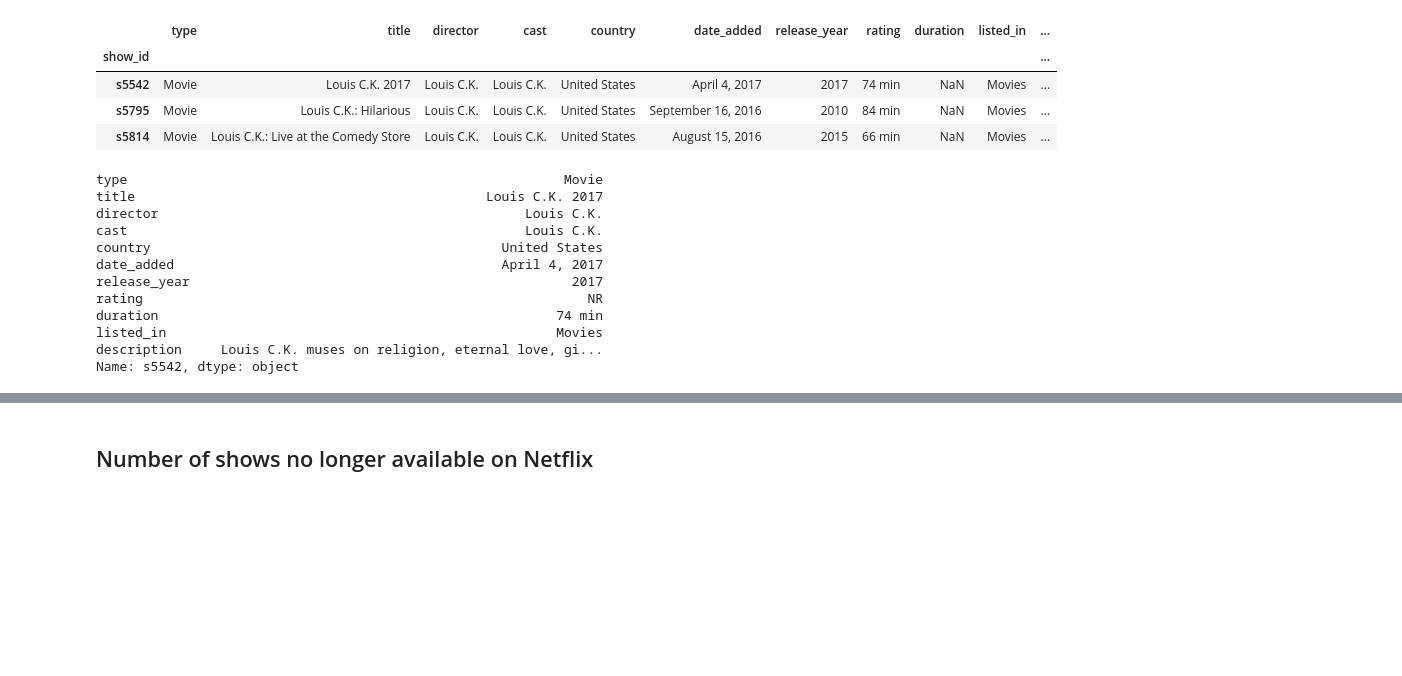
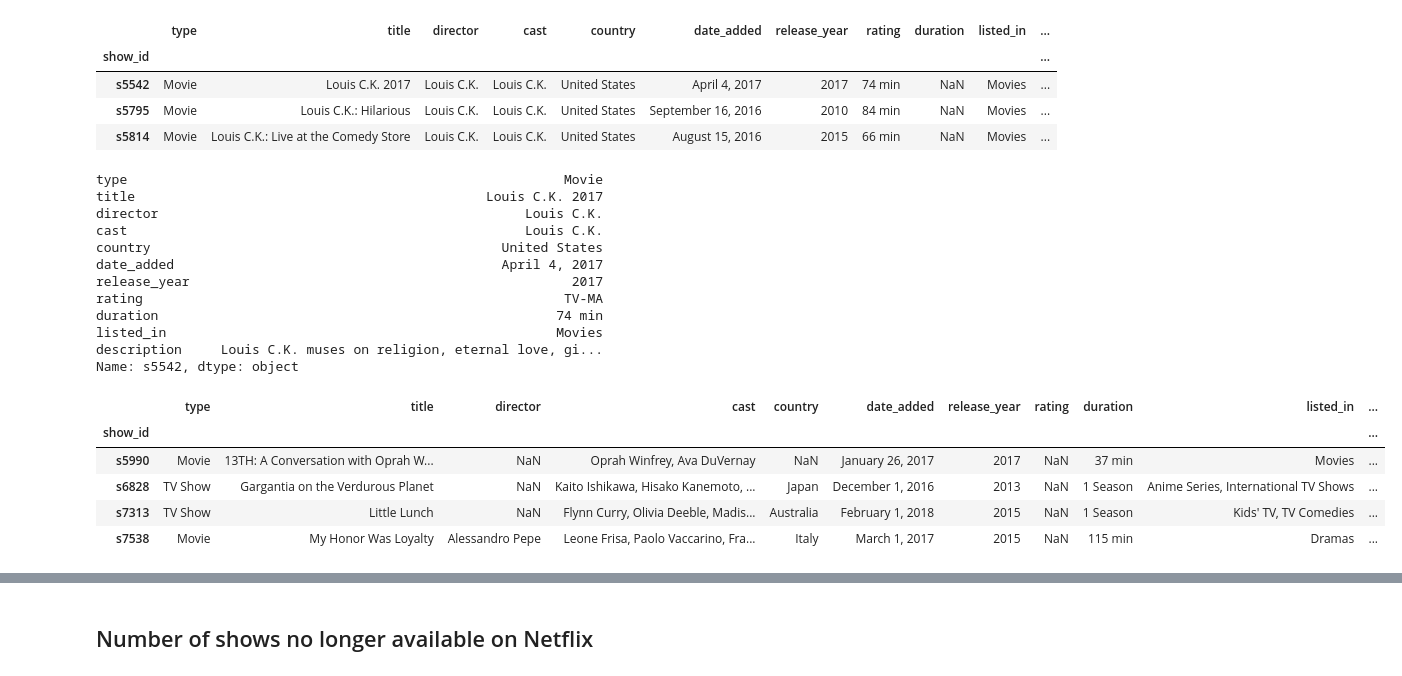
Before and after one commit to rfontao/PRI, a Jupyter notebook: notebooks/cleanup_netflix.ipynb, the cells around one changed output, grey strips where cells are left out. Saved outputs shown, nothing was run; the diff lists cells and outputs as text; code cells hidden in the pictures; blank space fills up the shorter version.

```diff
--- a/notebooks/cleanup_netflix.ipynb
+++ b/notebooks/cleanup_netflix.ipynb
@@ -34,7 +34,7 @@ titles[titles['duration'].isnull()].head()
 # %%
 idx = titles['duration'].isnull()
 titles.loc[idx, 'duration'] = titles['rating']
-titles.loc[idx, 'rating'] = 'NR'
+titles.loc[idx, 'rating'] = 'TV-MA'
 
 titles.loc['s5542']
 # %% [output]
@@ -45,10 +45,19 @@ cast                                                   Louis C.K.
 country                                             United States
 date_added                                          April 4, 2017
 release_year                                                 2017
-rating                                                         NR
+rating                                                      TV-MA
 duration                                                   74 min
 listed_in                                                  Movies
 description     Louis C.K. muses on religion, eternal love, gi...
 Name: s5542, dtype: object
+# %%
+titles[titles['rating'].isnull()].head()
+# %% [output]
+|  | type | title | director | cast | country | date_added | release_year | rating | duration | listed_in | ... |
+| show_id |  |  |  |  |  |  |  |  |  |  | ... |
+| s5990 | Movie | 13TH: A Conversation with Oprah W... | NaN | Oprah Winfrey, Ava DuVernay | NaN | January 26, 2017 | 2017 | NaN | 37 min | Movies | ... |
+| s6828 | TV Show | Gargantia on the Verdurous Planet | NaN | Kaito Ishikawa, Hisako Kanemoto, ... | Japan | December 1, 2016 | 2013 | NaN | 1 Season | Anime Series, International TV Shows | ... |
+| s7313 | TV Show | Little Lunch | NaN | Flynn Curry, Olivia Deeble, Madis... | Australia | February 1, 2018 | 2015 | NaN | 1 Season | Kids' TV, TV Comedies | ... |
+| s7538 | Movie | My Honor Was Loyalty | Alessandro Pepe | Leone Frisa, Paolo Vaccarino, Fra... | Italy | March 1, 2017 | 2015 | NaN | 115 min | Dramas | ... |
 # %%
 titles.loc[titles['rating'].isnull(), 'rating'] = 'NR'
```
Also changed, not shown: parts of 3 cells of this notebook, 3 other files.
